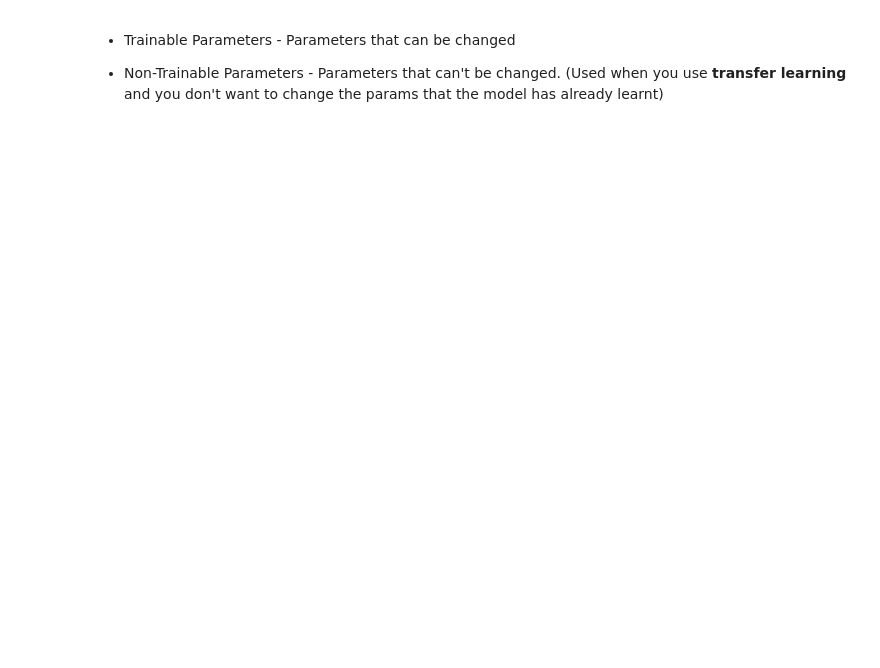
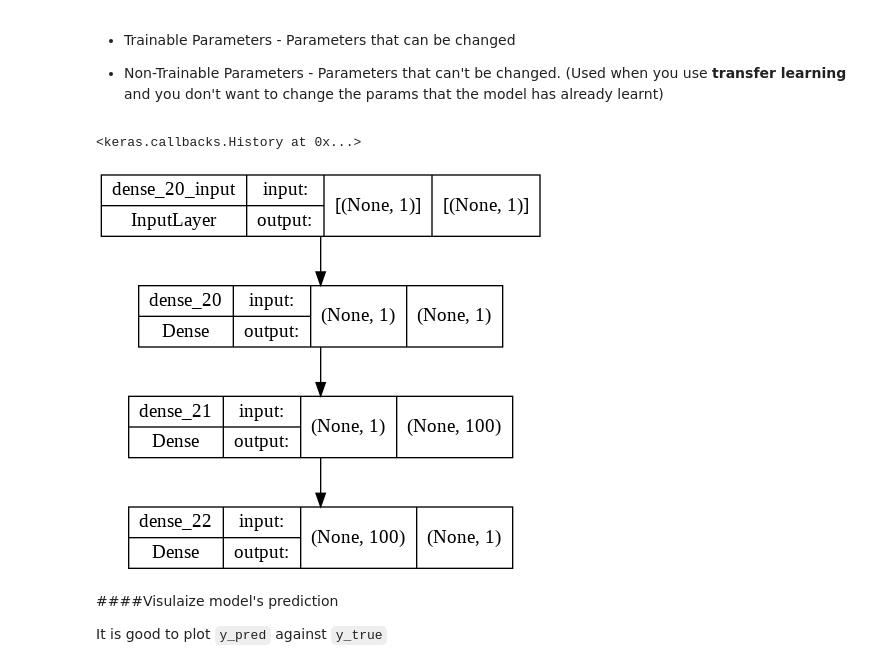
Before and after one commit to Shreyas-13/Tensorflow-Developer, a Jupyter notebook: 01_NN_Regression.ipynb, the cells around one changed output. Drawn from its saved outputs; the diff is of its cells as text; code cells hidden in the pictures; blank space fills up the shorter version.

```diff
--- a/01_NN_Regression.ipynb
+++ b/01_NN_Regression.ipynb
@@ -312,3 +299,17 @@ _________________________________________________________________
 *  Trainable Parameters - Parameters that can be changed
 
 *  Non-Trainable Parameters - Parameters that can't be changed. (Used when you use **transfer learning** and you don't want to change the params that the model has already learnt)
+# %%
+model.fit(X_train, y_train, epochs=100, verbose=0)
+# %% [output]
+<keras.callbacks.History at 0x...>
+# %%
+from tensorflow.keras.utils import plot_model
+
+plot_model(model=model, show_shapes=True)
+# %% [output]
+[figure, added]
+# %% [markdown]
+####Visulaize model's prediction
+
+It is good to plot `y_pred` against `y_true`
```
Also changed, not shown: parts of 11 cells of this notebook.
